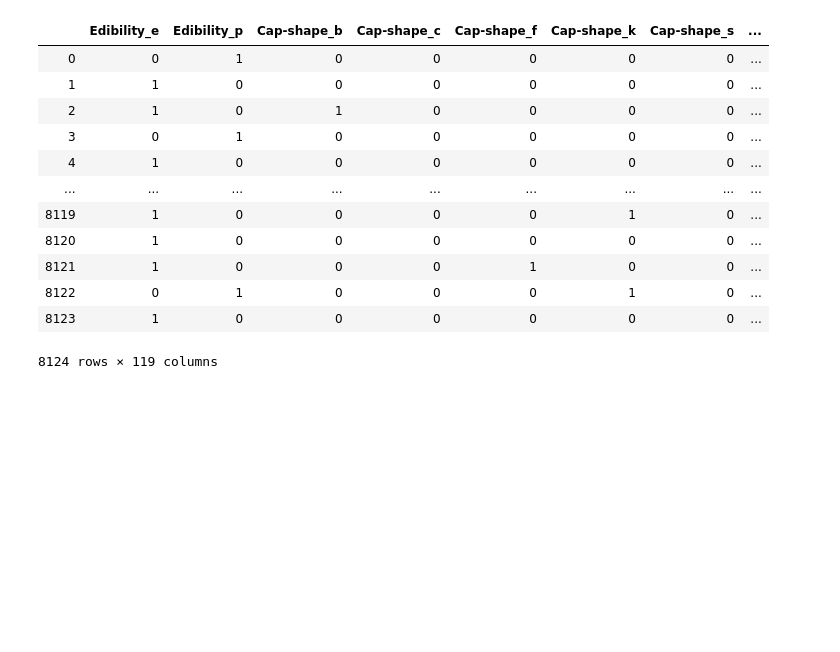
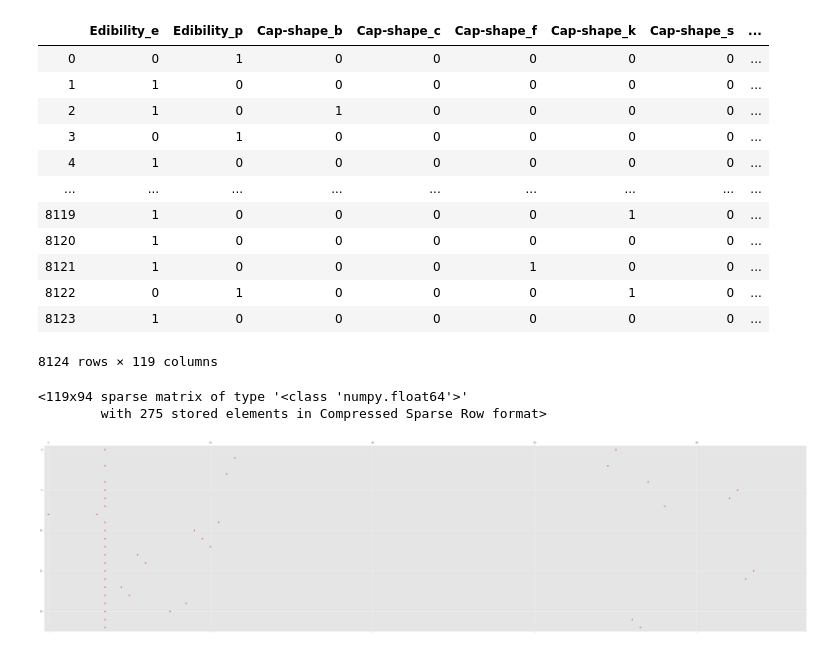
Before and after one commit to vebovs/machine-learning, a Jupyter notebook: pandas/pandas.ipynb, the cells around one changed output. Drawn from its saved outputs; the diff is of its cells as text; code cells hidden in the pictures; blank space fills up the shorter version.

Commit message:
started working on visualizing the feature space

```diff
--- a/pandas/pandas.ipynb
+++ b/pandas/pandas.ipynb
@@ -42,3 +42,23 @@ dummies
 | 8122 | 0 | 1 | 0 | 0 | 0 | 1 | 0 | ... |
 | 8123 | 1 | 0 | 0 | 0 | 0 | 0 | 0 | ... |
 8124 rows × 119 columns
+# %%
+from sklearn.feature_extraction.text import TfidfVectorizer, CountVectorizer
+vectorizer = TfidfVectorizer()
+vectors = vectorizer.fit_transform(dummies)
+
+vectors
+# %% [output]
+<119x94 sparse matrix of type '<class 'numpy.float64'>'
+        with 275 stored elements in Compressed Sparse Row format>
+# %%
+import numpy as np
+
+indicies = np.argsort(dummies.columns)
+plt.spy(vectors[indices], markersize = 4)
+fig = plt.gcf()
+fig.set_size_inches(60, 100)
+plt.plot()
+plt.show()
+# %% [output]
+[figure, added]
```
